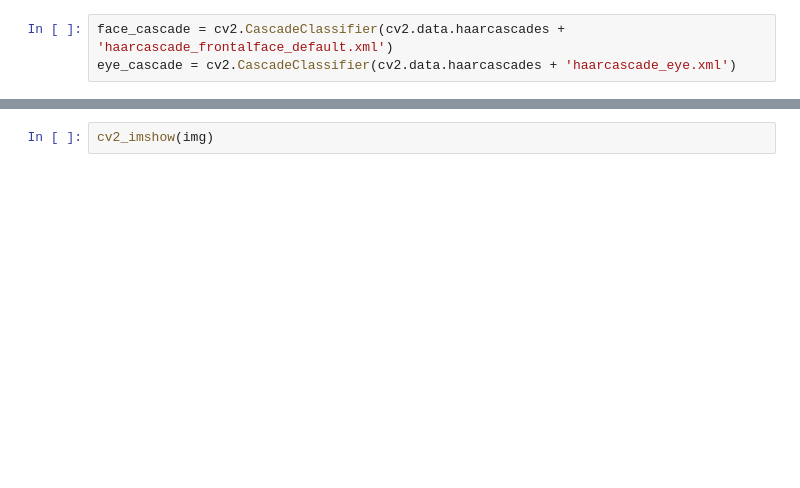
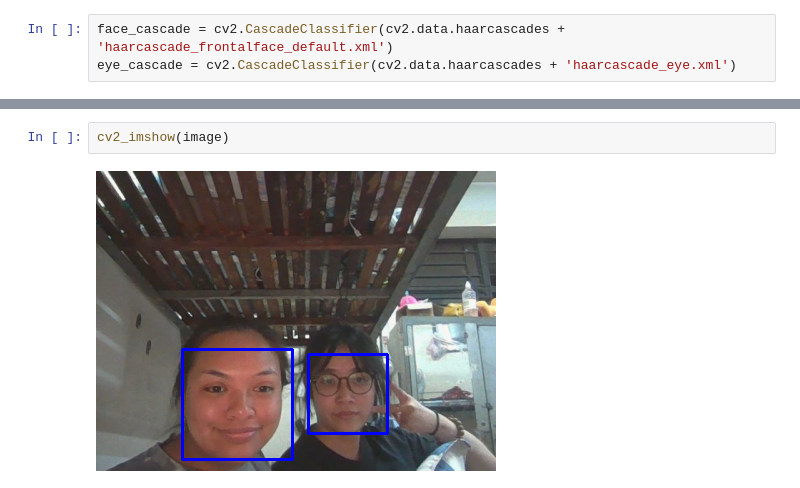
Before and after one commit to 19521309/19521309, a Jupyter notebook: face_regconition.ipynb, the cells around one changed output, grey strips where cells are left out. Drawn from its saved outputs; the diff is of its cells as text; blank space fills up the shorter version.

```diff
--- a/face_regconition.ipynb
+++ b/face_regconition.ipynb
@@ -40,2 +79,4 @@ cv2.waitKey(0)
 # %%
-cv2_imshow(img)
+cv2_imshow(image)
+# %% [output]
+[figure, added]
```
Also changed, not shown: parts of 13 cells of this notebook.
